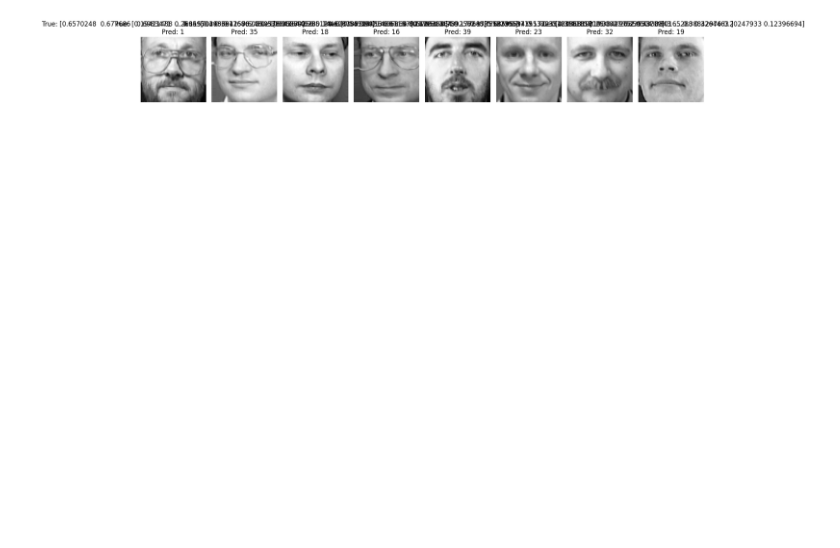
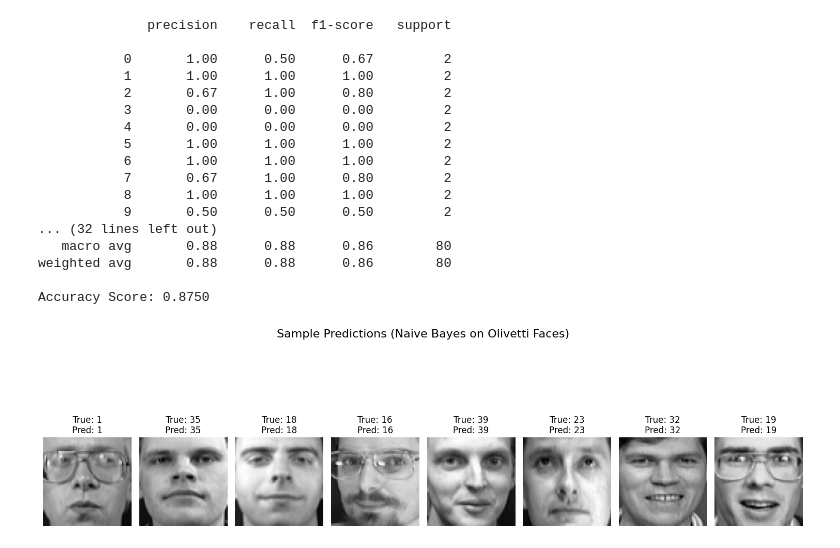
Before and after one commit to AlwaysRead/ML_Codebase, a Jupyter notebook: Pg9.ipynb, the cells around one changed output. Saved outputs shown, nothing was run; the diff lists cells and outputs as text; code cells hidden in the pictures; blank space fills up the shorter version.

```diff
--- a/Pg9.ipynb
+++ b/Pg9.ipynb
@@ -1,38 +1,51 @@
 # %%
+#Develop a program to implement the Naive Bayesian classifier considering Olivetti Face Data set for training. Compute the accuracy of the classifier, considering a few test data sets.
+
 import numpy as np
 import matplotlib.pyplot as plt
 from sklearn.datasets import fetch_olivetti_faces
 from sklearn.naive_bayes import GaussianNB
 from sklearn.model_selection import train_test_split
-from sklearn.metrics import classification_report,accuracy_score
+from sklearn.metrics import classification_report, accuracy_score
 
-images=fetch_olivetti_faces()
-X=images.data
-y=images.target
-images=images.images
+# Load Olivetti Faces dataset
+faces = fetch_olivetti_faces()
+X = faces.data
+y = faces.target
+images = faces.images
 
-print("Data Shape:", len(X))
-print("Image Shape:", images[0].shape)
-print(f"Total classes: {len(np.unique(y))}")
+print("==== Olivetti Faces Dataset ====")
+print(f"Number of Samples: {X.shape[0]}")
+print(f"Image Shape: {images[0].shape}")
+print(f"Total Classes: {len(np.unique(y))}\n")
 
-X_train,X_test,y_train,y_test,img_test,img_train=train_test_split(X,y,images,test_size=0.2,random_state=42,stratify=y)
-model=GaussianNB()
-model.fit(X_train,y_train)
-y_pred=model.predict(X_test)
+# Split data
+X_train, X_test, y_train, y_test, img_train, img_test = train_test_split(
+    X, y, images, test_size=0.2, random_state=42, stratify=y
+)
 
-print("Classification Report:", classification_report(y_pred,y_test))
-print("Accuracy Score:", accuracy_score(y_pred,y_test))
+# Train Naive Bayes classifier
+model = GaussianNB()
+model.fit(X_train, y_train)
+y_pred = model.predict(X_test)
 
-def predicted_images(images,true_labels,predicted_labels,n=8):
-    plt.figure(figsize=(15,5))
+# Evaluate performance
+print("==== Classification Report ====")
+print(classification_report(y_test, y_pred))
+print(f"Accuracy Score: {accuracy_score(y_test, y_pred):.4f}\n")
+
+# Visualize predicted vs true labels for some test images
+def predicted_images(images, true_labels, predicted_labels, n=8):
+    plt.figure(figsize=(15, 5))
     for i in range(n):
-        plt.subplot(1,n,i+1)
-        plt.imshow(images[i],cmap='gray')
+        plt.subplot(1, n, i + 1)
+        plt.imshow(images[i], cmap='gray')
         plt.title(f"True: {true_labels[i]}\nPred: {predicted_labels[i]}")
         plt.axis("off")
     plt.tight_layout()
     plt.subplots_adjust(top=0.75)
+    plt.suptitle("Sample Predictions (Naive Bayes on Olivetti Faces)", fontsize=16)
     plt.show()
 
-predicted_images(img_test,X_test,y_test,n=8)
+predicted_images(img_test, y_test, y_pred, n=8)
 # %% [output]
@@ -56 +58,18 @@ Accuracy Score: 0.875
+              precision    recall  f1-score   support
+
+           0       1.00      0.50      0.67         2
+           1       1.00      1.00      1.00         2
+           2       0.67      1.00      0.80         2
+           3       0.00      0.00      0.00         2
+           4       0.00      0.00      0.00         2
+           5       1.00      1.00      1.00         2
+           6       1.00      1.00      1.00         2
+           7       0.67      1.00      0.80         2
+           8       1.00      1.00      1.00         2
+           9       0.50      0.50      0.50         2
+... (32 lines left out)
+   macro avg       0.88      0.88      0.86        80
+weighted avg       0.88      0.88      0.86        80
+
+Accuracy Score: 0.8750
-[figure, old version]
+[figure, new version]
```
Also changed, not shown: parts of 1 cell of this notebook, 9 other files.
